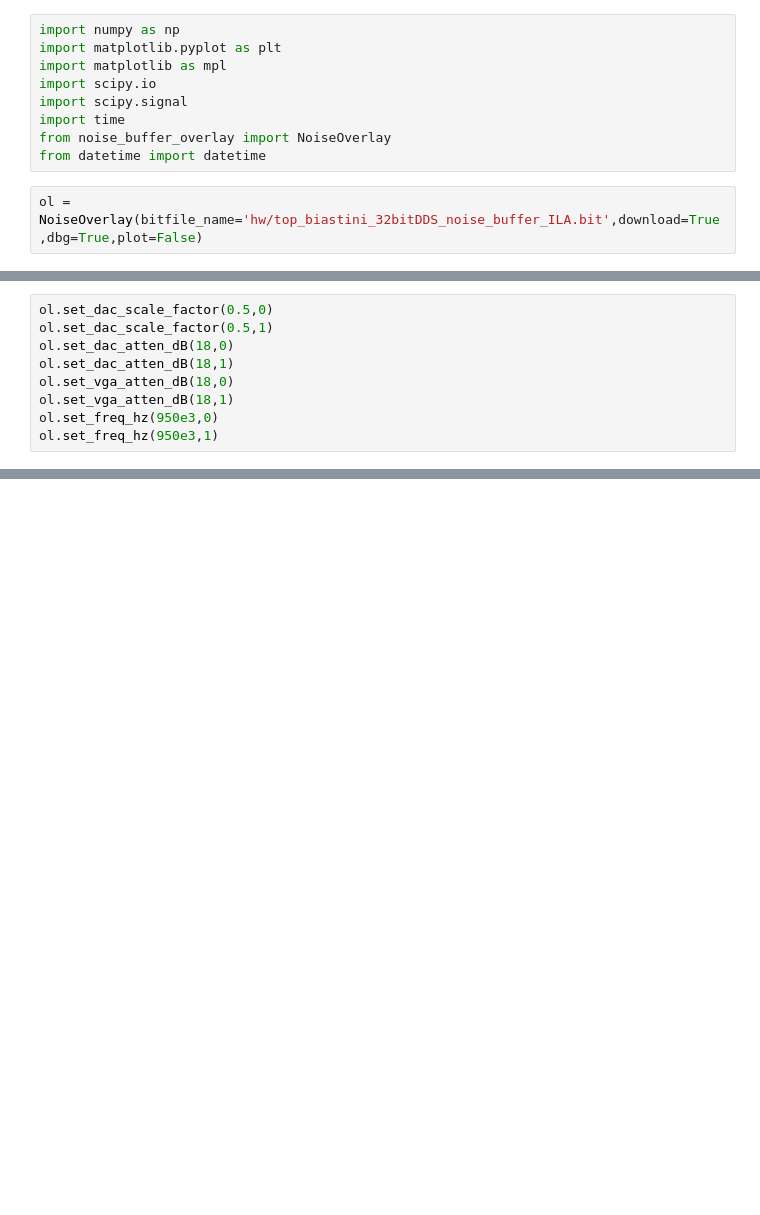
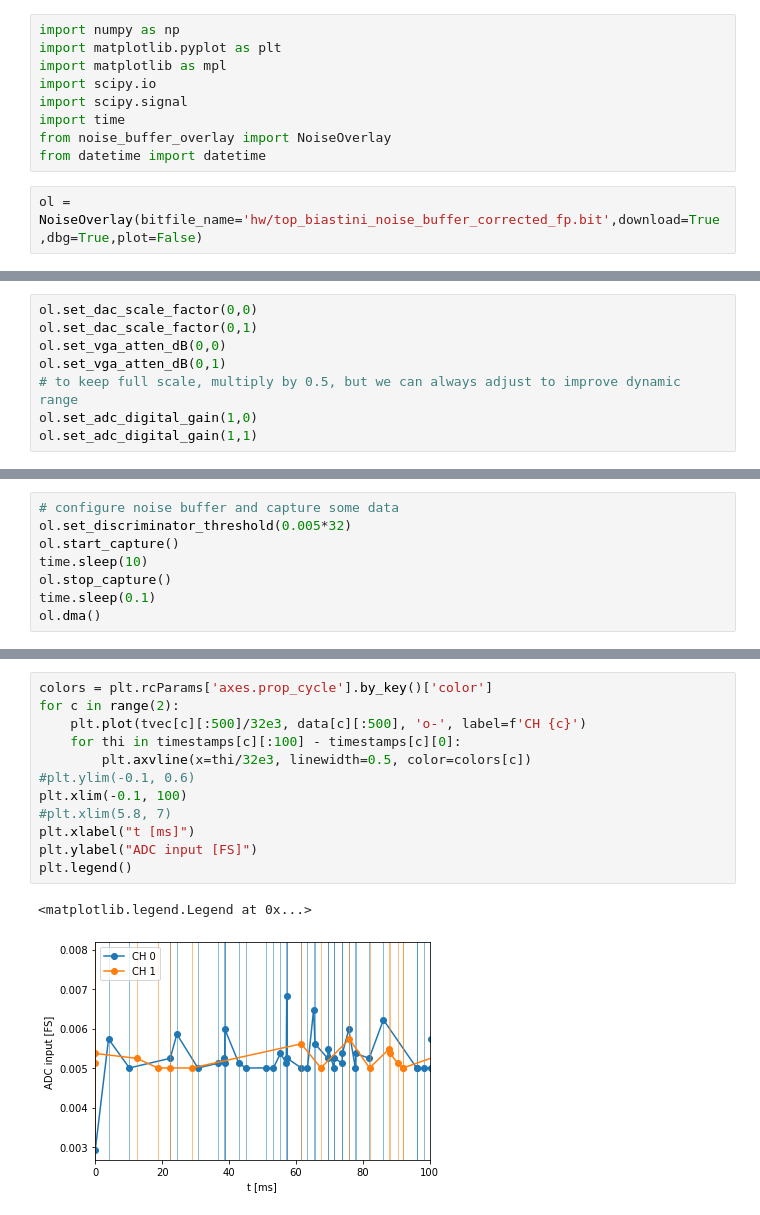
Before and after one commit to qnngroup/rfsoc_dds, a Jupyter notebook: pynq/noise_buffer_test.ipynb, the cells around one changed output, grey strips where cells are left out. Saved outputs shown, nothing was run; the diff lists cells and outputs as text; blank space fills up the shorter version.

```diff
--- a/pynq/noise_buffer_test.ipynb
+++ b/pynq/noise_buffer_test.ipynb
@@ -8,5 +8,5 @@ import time
 from noise_buffer_overlay import NoiseOverlay
 from datetime import datetime
 # %%
-ol = NoiseOverlay(bitfile_name='hw/top_biastini_32bitDDS_noise_buffer_ILA.bit',download=True,dbg=True,plot=False)
+ol = NoiseOverlay(bitfile_name='hw/top_biastini_noise_buffer_corrected_fp.bit',download=True,dbg=True,plot=False)
 # %% [output]
@@ -14,12 +14,11 @@ loading bitfile hw/top_biastini_32bitDDS_noise_buffer_ILA.bit
 loaded bitstream
 set clocks
 # %%
-ol.set_dac_scale_factor(0.5,0)
-ol.set_dac_scale_factor(0.5,1)
-ol.set_dac_atten_dB(18,0)
-ol.set_dac_atten_dB(18,1)
-ol.set_vga_atten_dB(18,0)
-ol.set_vga_atten_dB(18,1)
-ol.set_freq_hz(950e3,0)
-ol.set_freq_hz(950e3,1)
+ol.set_dac_scale_factor(0,0)
+ol.set_dac_scale_factor(0,1)
+ol.set_vga_atten_dB(0,0)
+ol.set_vga_atten_dB(0,1)
+# to keep full scale, multiply by 0.5, but we can always adjust to improve dynamic range
+ol.set_adc_digital_gain(1,0)
+ol.set_adc_digital_gain(1,1)
 # %% [output]
@@ -82,0 +33,8 @@ plt.plot(ol.dma_buffer[8180:8200])
+# %%
+# configure noise buffer and capture some data
+ol.set_discriminator_threshold(0.005*32)
+ol.start_capture()
+time.sleep(10)
+ol.stop_capture()
+time.sleep(0.1)
+ol.dma()
@@ -82,0 +161,15 @@ plt.plot(ol.dma_buffer[8180:8200])
+# %%
+colors = plt.rcParams['axes.prop_cycle'].by_key()['color']
+for c in range(2):
+    plt.plot(tvec[c][:500]/32e3, data[c][:500], 'o-', label=f'CH {c}')
+    for thi in timestamps[c][:100] - timestamps[c][0]:
+        plt.axvline(x=thi/32e3, linewidth=0.5, color=colors[c])
+#plt.ylim(-0.1, 0.6)
+plt.xlim(-0.1, 100)
+#plt.xlim(5.8, 7)
+plt.xlabel("t [ms]")
+plt.ylabel("ADC input [FS]")
+plt.legend()
+# %% [output]
+<matplotlib.legend.Legend at 0x...>
+[figure, added]
```
Also changed, not shown: parts of 11 cells of this notebook, 3 other files.
